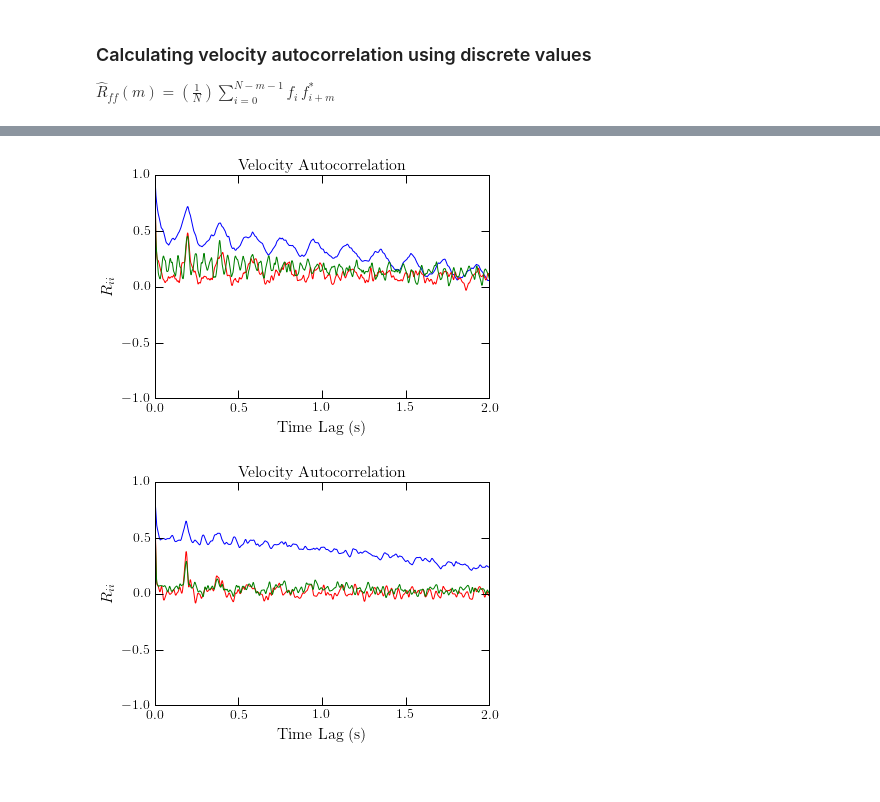
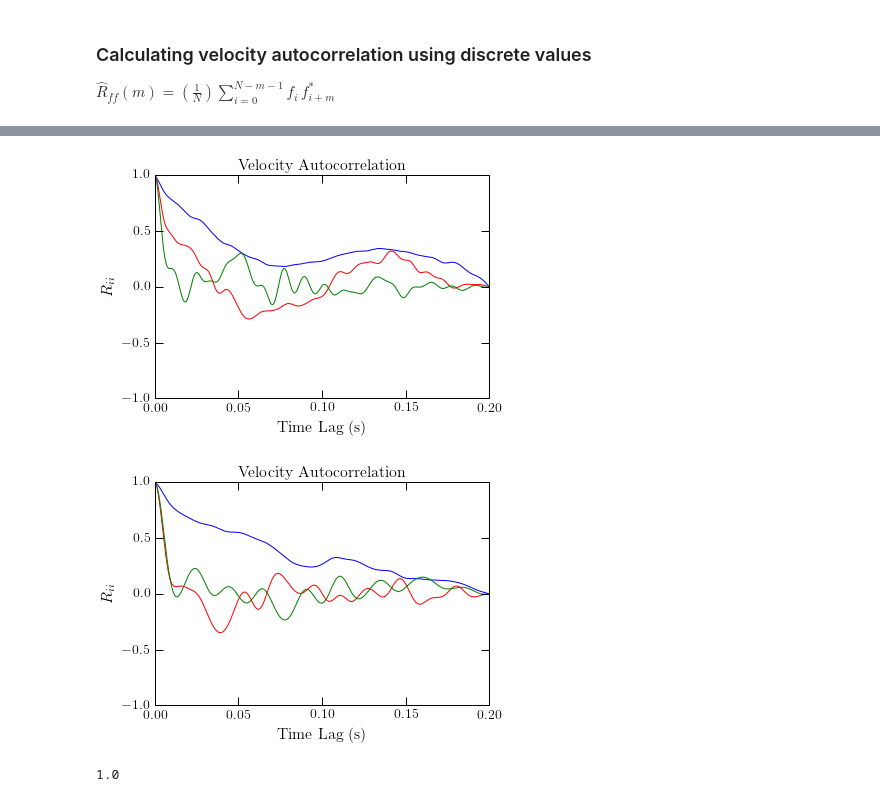
Before and after one commit to HeavyMetalGeek/thesis, a Jupyter notebook: jupyter/velocity_autocorr.ipynb, the cells around one changed output, grey strips where cells are left out. Saved outputs shown, nothing was run; the diff lists cells and outputs as text; code cells hidden in the pictures.

```diff
--- a/jupyter/velocity_autocorr.ipynb
+++ b/jupyter/velocity_autocorr.ipynb
@@ -122,57 +122,60 @@ def new_sum_ac(arr):
         offset = pd.Series(orig.shift(-i).fillna(0))
         #df["d{}".format(i)] = df.apply(lambda x: x[0] - offset)
         lags.append(i)
-        sums.append((orig * offset).sum() / len(arr))
+        sums.append((orig * offset).sum() / offset.count())
     #diffs = pd.DataFrame()
     #for i in range(1, df[0].count()):
     #    diffs["d{}".format(i)] = df.apply(lambda x: x[0] - x[i])
     #return diffs
-    l = len(arr)//2
-    return pd.DataFrame({'lag':lags[:l], 'sum':sums[:l]})
+    return pd.DataFrame({'lag':lags, 'sum':sums})
 
-pts = 8000
+pts = 800
 fine.reset_data()
-fine_Rxx = new_sum_ac(fine.up[-pts*2:])
+fine_Rxx = new_sum_ac(fine.up[-pts:])
 #fRxx_var = (fine.up**2).sum() / fine.up.size
 fRxx_var = fine_Rxx['sum'][0]
-fine_Ryy = new_sum_ac(fine.vp[-pts*2:])
+fine_Ryy = new_sum_ac(fine.vp[-pts:])
 #fRyy_var = (fine.vp**2).sum() / fine.vp.size
 fRyy_var = fine_Ryy['sum'][0]
-fine_Rzz = new_sum_ac(fine.wp[-pts*2:])
+fine_Rzz = new_sum_ac(fine.wp[-pts:])
 #fRzz_var = (fine.wp**2).sum() / fine.wp.size
 fRzz_var = fine_Rzz['sum'][0]
 
 coarse.reset_data()
-coarse_Rxx = new_sum_ac(coarse.up[-pts*2:])
+coarse_Rxx = new_sum_ac(coarse.up[-pts:])
 #cRxx_var = (coarse.up**2).sum() / coarse.up.size
 cRxx_var = coarse_Rxx['sum'][0]
-coarse_Ryy = new_sum_ac(coarse.vp[-pts*2:])
+coarse_Ryy = new_sum_ac(coarse.vp[-pts:])
 #cRyy_var = (coarse.vp**2).sum() / coarse.vp.size
 cRyy_var = coarse_Ryy['sum'][0]
-coarse_Rzz = new_sum_ac(coarse.wp[-pts*2:])
+coarse_Rzz = new_sum_ac(coarse.wp[-pts:])
 #cRzz_var = (coarse.wp**2).sum() / coarse.wp.size
 cRzz_var = coarse_Rzz['sum'][0]
 
 dt = 0.00025
 fig, ax = plt.subplots(1)
 ax.plot(fine_Rxx['lag']*dt, fine_Rxx['sum']/fRxx_var, color='b')
 ax.plot(fine_Ryy['lag']*dt, fine_Ryy['sum']/fRyy_var, color='r')
 ax.plot(fine_Rzz['lag']*dt, fine_Rzz['sum']/fRzz_var, color='g')
 ax.set_title("Velocity Autocorrelation")
 ax.set_xlabel("Time Lag (s)")
 ax.set_ylabel("$R_{ii}$")
 ax.set_ylim(-1,1)
 plt.show()
 
 fig, ax = plt.subplots(1)
-ax.plot(coarse_Rxx['lag']*dt, coarse_Rxx['sum']/fRxx_var, color='b')
-ax.plot(coarse_Ryy['lag']*dt, coarse_Ryy['sum']/fRyy_var, color='r')
-ax.plot(coarse_Rzz['lag']*dt, coarse_Rzz['sum']/fRzz_var, color='g')
+ax.plot(coarse_Rxx['lag']*dt, coarse_Rxx['sum']/cRxx_var, color='b')
+ax.plot(coarse_Ryy['lag']*dt, coarse_Ryy['sum']/cRyy_var, color='r')
+ax.plot(coarse_Rzz['lag']*dt, coarse_Rzz['sum']/cRzz_var, color='g')
 ax.set_title("Velocity Autocorrelation")
 ax.set_xlabel("Time Lag (s)")
 ax.set_ylabel("$R_{ii}$")
 ax.set_ylim(-1,1)
 plt.show()
 # %% [output]
-[figure, old version]
+[figure, new version]
-[figure, old version]
+[figure, new version]
+# %%
+coarse_Rxx['sum'][0]/cRxx_var
+# %% [output]
+1.0
```
Also changed, not shown: parts of 4 cells of this notebook.
